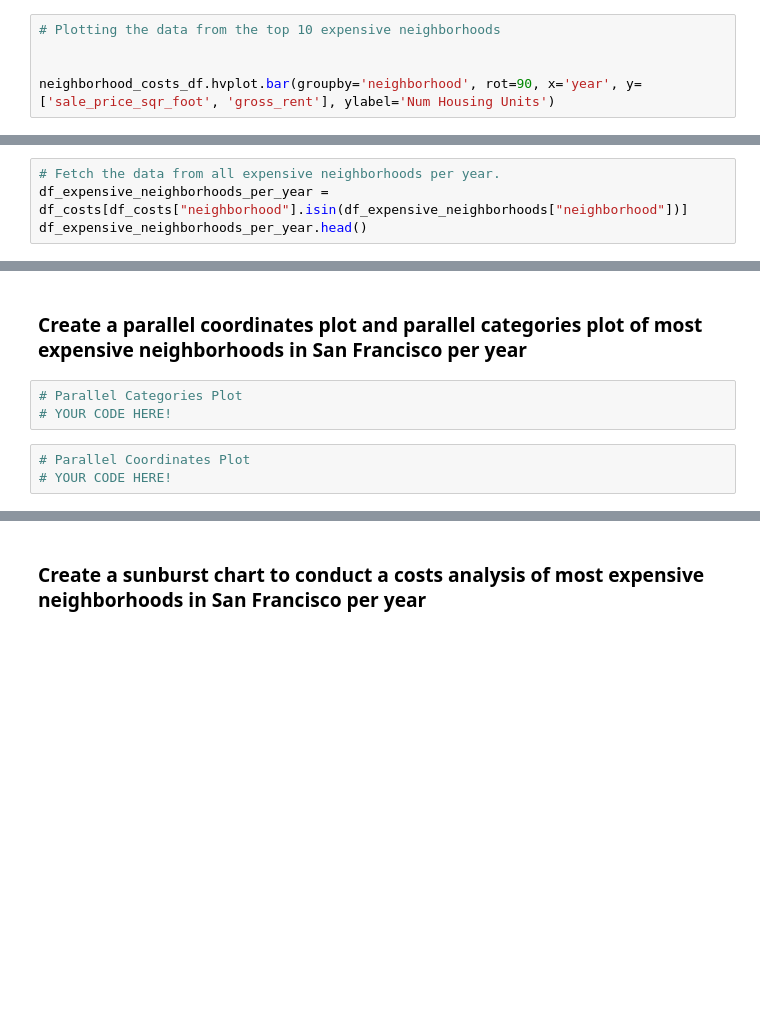
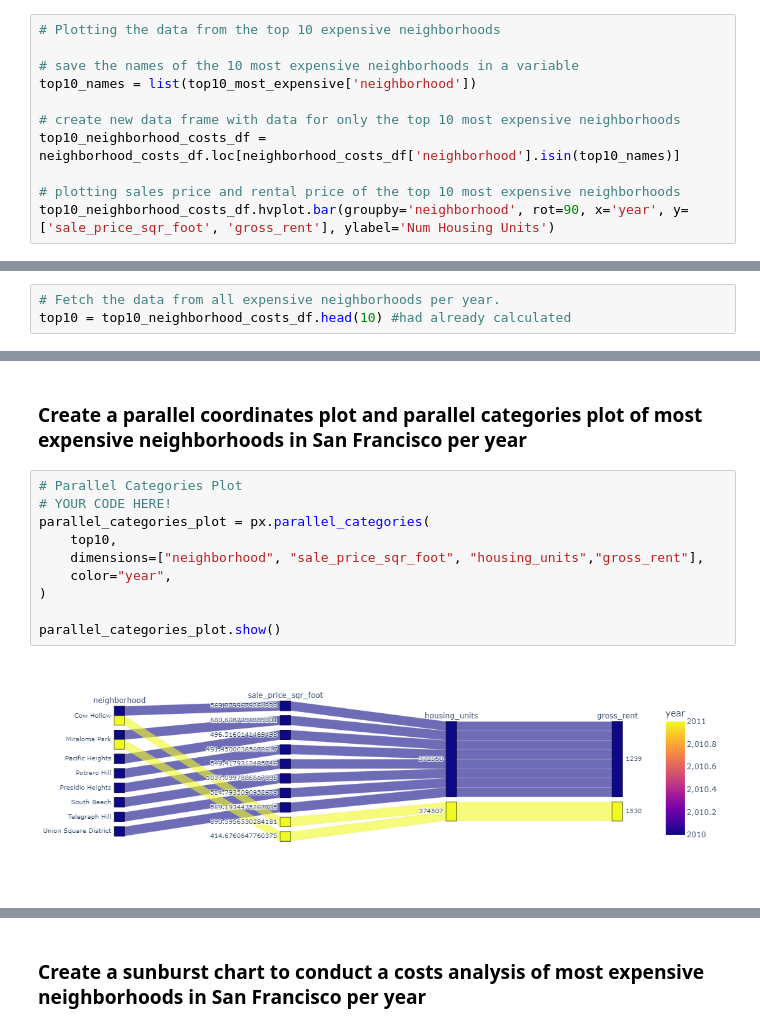
Before and after one commit to webclinic017/FintechHW, a Jupyter notebook: Homework6/Instructions/rental_analysis.ipynb, the cells around one changed output, grey strips where cells are left out. Drawn from its saved outputs; the diff is of its cells as text; blank space fills up the shorter version.

Commit message:
Updated rental_analysis notebook

```diff
--- a/Homework6/Instructions/rental_analysis.ipynb
+++ b/Homework6/Instructions/rental_analysis.ipynb
@@ -218,6 +214,12 @@ neighborhood_costs_df.head(10)
 # %%
 # Plotting the data from the top 10 expensive neighborhoods
 
+# save the names of the 10 most expensive neighborhoods in a variable
+top10_names = list(top10_most_expensive['neighborhood'])
 
-neighborhood_costs_df.hvplot.bar(groupby='neighborhood', rot=90, x='year', y=['sale_price_sqr_foot', 'gross_rent'], ylabel='Num Housing Units')
+# create new data frame with data for only the top 10 most expensive neighborhoods
+top10_neighborhood_costs_df = neighborhood_costs_df.loc[neighborhood_costs_df['neighborhood'].isin(top10_names)]
+
+# plotting sales price and rental price of the top 10 most expensive neighborhoods
+top10_neighborhood_costs_df.hvplot.bar(groupby='neighborhood', rot=90, x='year', y=['sale_price_sqr_foot', 'gross_rent'], ylabel='Num Housing Units')
 # %% [output]
@@ -269,5 +316,4 @@ In this section, you will use Plotly express to create visualizations that inves
 ### Create a DataFrame showing the most expensive neighborhoods in San Francisco by year
 # %%
 # Fetch the data from all expensive neighborhoods per year.
-df_expensive_neighborhoods_per_year = df_costs[df_costs["neighborhood"].isin(df_expensive_neighborhoods["neighborhood"])]
-df_expensive_neighborhoods_per_year.head()
+top10 = top10_neighborhood_costs_df.head(10) #had already calculated
@@ -276,6 +334,12 @@ df_expensive_neighborhoods_per_year.head()
 # %%
 # Parallel Categories Plot
 # YOUR CODE HERE!
+parallel_categories_plot = px.parallel_categories(
+    top10,
+    dimensions=["neighborhood", "sale_price_sqr_foot", "housing_units","gross_rent"],
+    color="year",
+)
+
+parallel_categories_plot.show()
+# %% [output]
+[figure, added]
-# %%
-# Parallel Coordinates Plot
-# YOUR CODE HERE!
```
Also changed, not shown: parts of 13 cells of this notebook.
